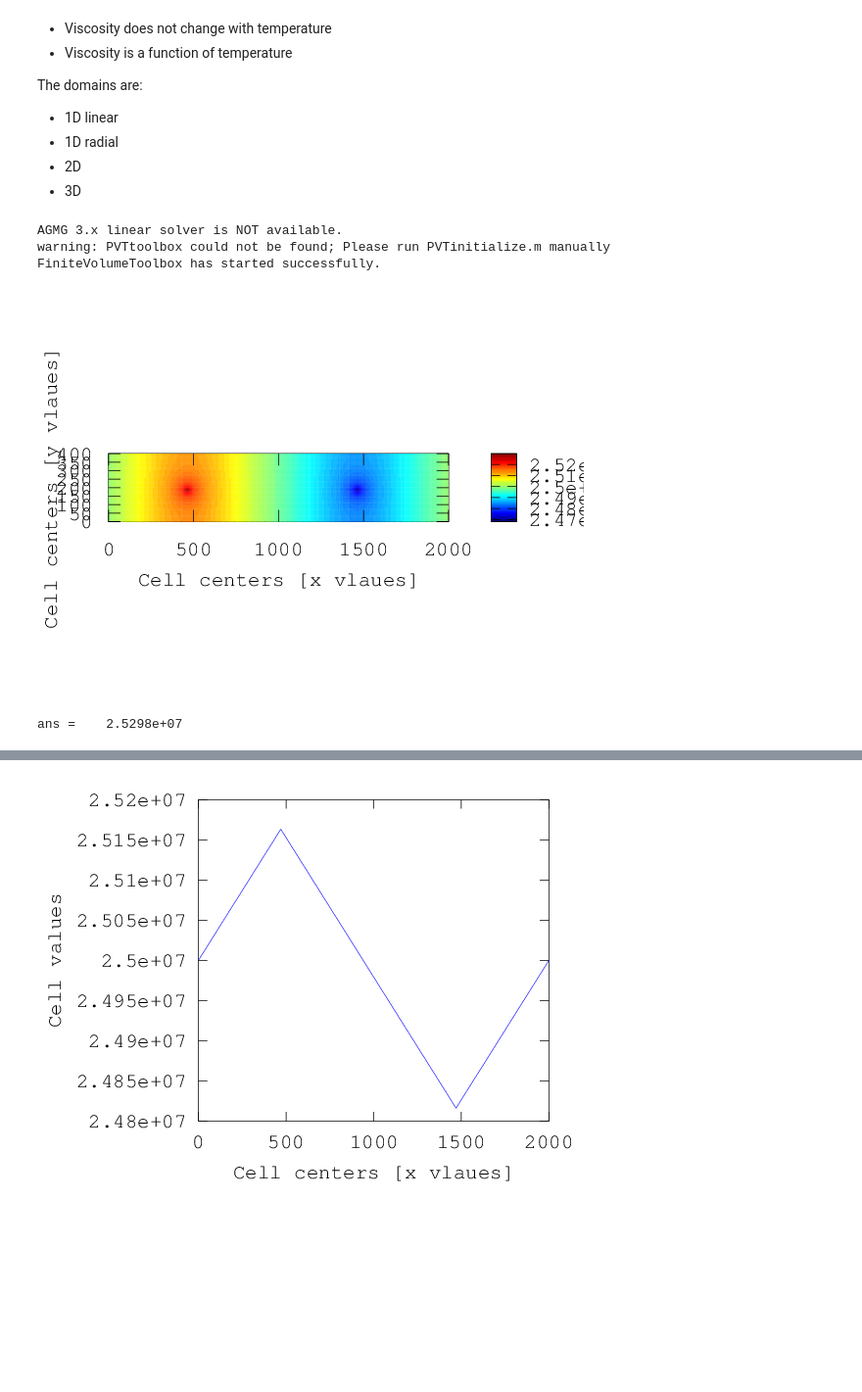
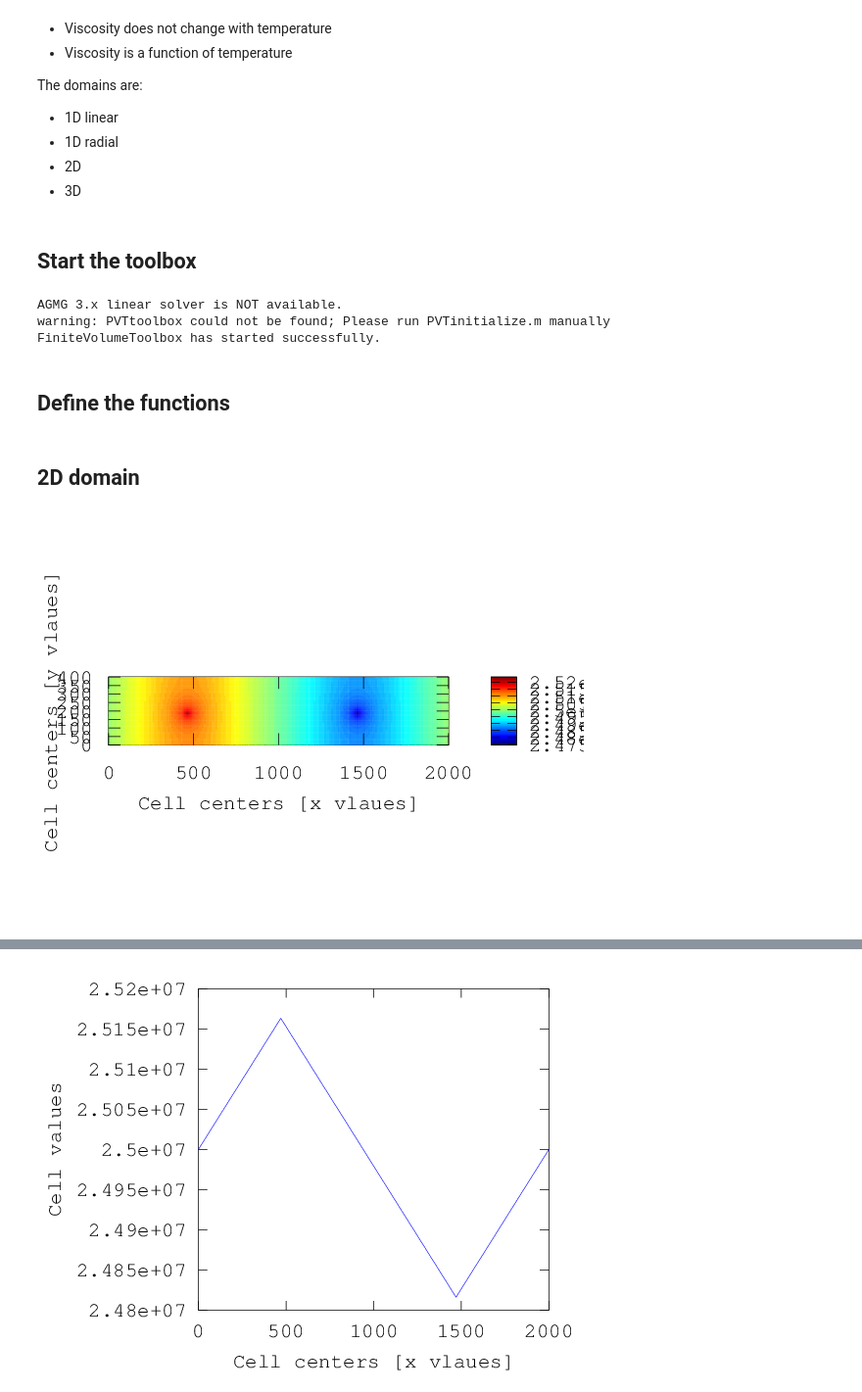
Before and after one commit to simulkade/geothermal, a Jupyter notebook: geothermal_notebook.ipynb, the cells around one changed output, grey strips where cells are left out. Shown at 98% size. Saved outputs shown, nothing was run; the diff lists cells and outputs as text; code cells hidden in the pictures; blank space fills up the shorter version.

```diff
--- a/geothermal_notebook.ipynb
+++ b/geothermal_notebook.ipynb
@@ -9,6 +9,8 @@ The domains are:
   + 1D radial
   + 2D
   + 3D
+# %% [markdown]
+## Start the toolbox
 # %%
 % start the FVTool
 cd('/home/ali/MyPackages/FVTool/');
@@ -17,6 +19,8 @@ FVToolStartUp()
 AGMG 3.x linear solver is NOT available.
 warning: PVTtoolbox could not be found; Please run PVTinitialize.m manually
 FiniteVolumeToolbox has started successfully.
+# %% [markdown]
+## Define the functions
 # %%
 function p_val=continuity(m, q)
 mu_val=1e-3; % (Pa.s)
@@ -52,22 +95,24 @@ end
+# %% [markdown]
+## 2D domain
 # %%
 Nx=100;
 Ny=50;
 Nz=1;
 Lx=2000;
-Ly=400;
+Ly=500;
 Lz=100;
 v_cell=(Lx*Ly*Lz)/(Nx*Ny*Nz)
-qin=100/3600; %[m^3/s]
+q_in=100/3600; %[m^3/s]
 m=createMesh2D(Nx,Ny, 2000, 400);
 q=createCellVariable(m, 0.0);
-q.value(25,25)=-qin/v_cell;
-q.value(75,25)=qin/v_cell;
+qin=q;
+qout=q;
+q.value(25,25)=q_in/v_cell;
+qin.value(25,25)=q_in/v_cell;
+q.value(75,25)=-q_in/v_cell;
+qout.value(75,25)=-q_in/v_cell;
 p=continuity(m, q);
 visualizeCells(p)
 shading interp
 # %% [output]
-[figure, old version]
+[figure, new version]
-# %%
-max(p.value(:))
-# %% [output]
-ans =    2.5298e+07
```
Also changed, not shown: parts of 6 cells of this notebook, 5 other files.
